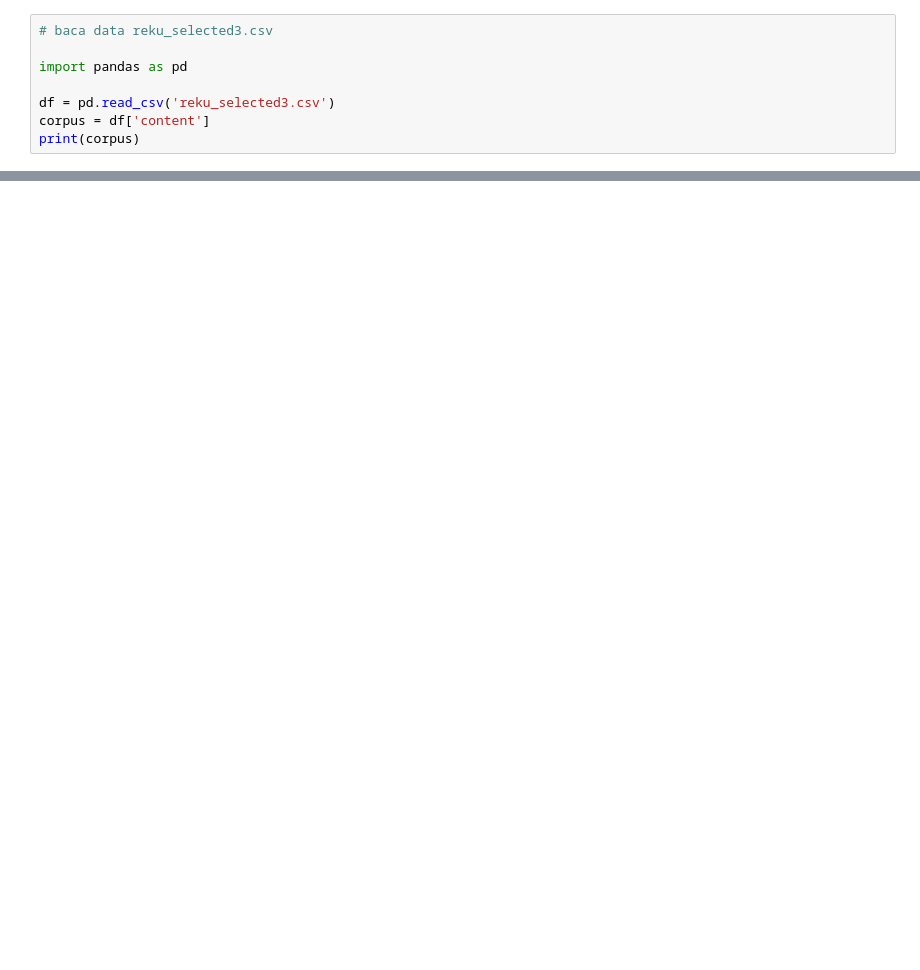
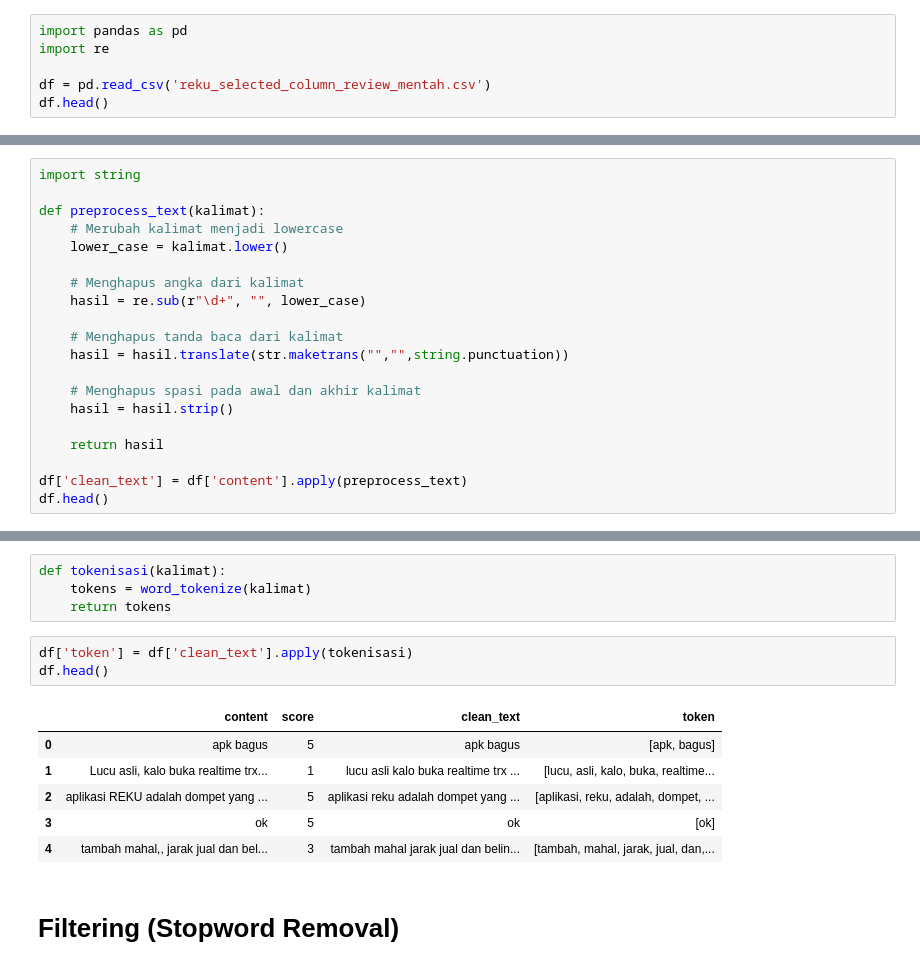
Before and after one commit to randi3281/anfipy, a Jupyter notebook: Skripsi/projek4.ipynb, the cells around one changed output, grey strips where cells are left out. Cells and saved outputs as stored; diff of their text form; blank space fills up the shorter version.

Commit message:
Add code for Naive Bayes classification in projek1.ipynb Refactor code to select specific columns in reku_all_column_review_mentah_2.csv

```diff
--- a/Skripsi/projek4.ipynb
+++ b/Skripsi/projek4.ipynb
@@ -14,9 +1,7 @@ kataa = kbbi['kata']
 # %%
-# baca data reku_selected3.csv
+import pandas as pd
+import re
 
-import pandas as pd
-
-df = pd.read_csv('reku_selected3.csv')
-corpus = df['content']
-print(corpus)
+df = pd.read_csv('reku_selected_column_review_mentah.csv')
+df.head()
 # %% [output]
@@ -86,0 +25,20 @@ NotFittedError: Vocabulary not fitted or provided
+# %%
+import string
+
+def preprocess_text(kalimat):
+    # Merubah kalimat menjadi lowercase
+    lower_case = kalimat.lower()
+
+    # Menghapus angka dari kalimat
+    hasil = re.sub(r"\d+", "", lower_case)
+
+    # Menghapus tanda baca dari kalimat
+    hasil = hasil.translate(str.maketrans("","",string.punctuation))
+
+    # Menghapus spasi pada awal dan akhir kalimat
+    hasil = hasil.strip()
+
+    return hasil
+
+df['clean_text'] = df['content'].apply(preprocess_text)
+df.head()
@@ -86,0 +69,16 @@ NotFittedError: Vocabulary not fitted or provided
+# %%
+def tokenisasi(kalimat):
+    tokens = word_tokenize(kalimat)
+    return tokens
+# %%
+df['token'] = df['clean_text'].apply(tokenisasi)
+df.head()
+# %% [output]
+|  | content | score | clean_text | token |
+| 0 | apk bagus | 5 | apk bagus | [apk, bagus] |
+| 1 | Lucu asli, kalo buka realtime trx... | 1 | lucu asli kalo buka realtime trx ... | [lucu, asli, kalo, buka, realtime... |
+| 2 | aplikasi REKU adalah dompet yang ... | 5 | aplikasi reku adalah dompet yang ... | [aplikasi, reku, adalah, dompet, ... |
+| 3 | ok | 5 | ok | [ok] |
+| 4 | tambah mahal,, jarak jual dan bel... | 3 | tambah mahal jarak jual dan belin... | [tambah, mahal, jarak, jual, dan,... |
+# %% [markdown]
+# Filtering (Stopword Removal)
```
Also changed, not shown: parts of 26 cells of this notebook, 6 other files.
